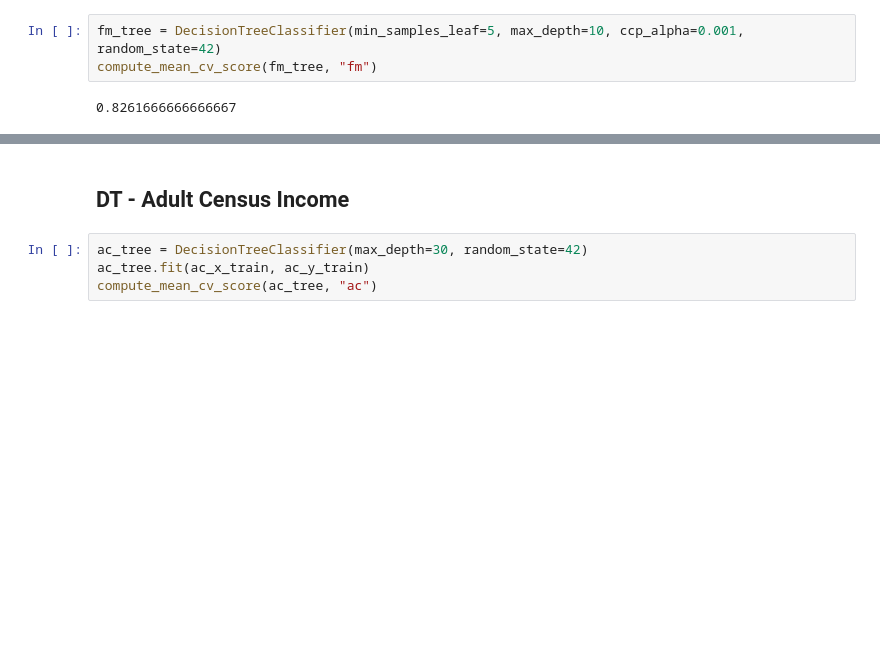
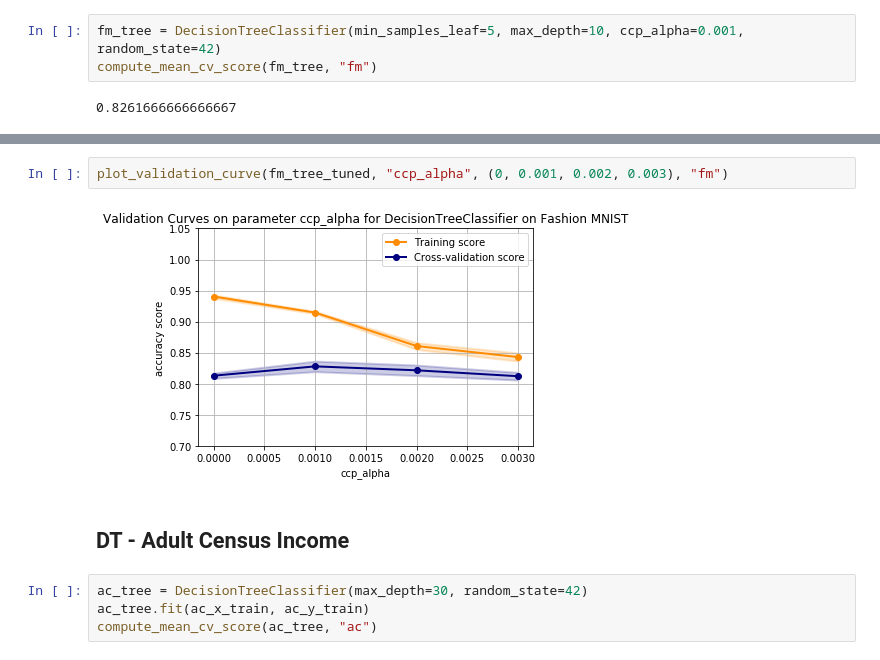
Before and after one commit to fedme/ml-assignment-1, a Jupyter notebook: ml_assignment_1.ipynb, the cells around one changed output, grey strips where cells are left out. Cells and saved outputs as stored; diff of their text form; blank space fills up the shorter version.

```diff
--- a/ml_assignment_1.ipynb
+++ b/ml_assignment_1.ipynb
@@ -419,3 +435,7 @@ plot_learning_curves(fm_tree_tuned, "fm")
+# %%
+plot_validation_curve(fm_tree_tuned, "ccp_alpha", (0, 0.001, 0.002, 0.003), "fm")
+# %% [output]
+[figure, added]
 # %% [markdown]
 ## DT - Adult Census Income
 # %%
```
Also changed, not shown: parts of 21 cells of this notebook.
